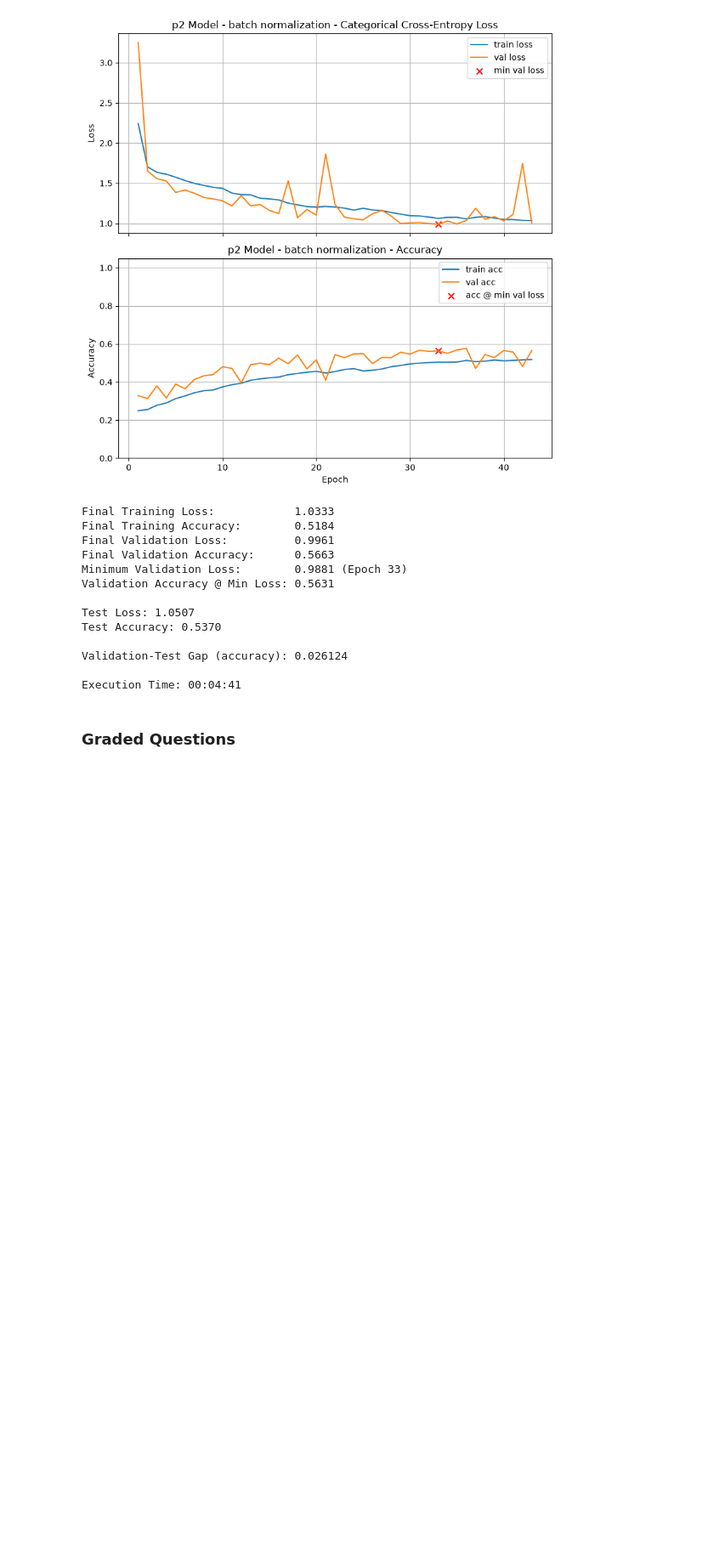
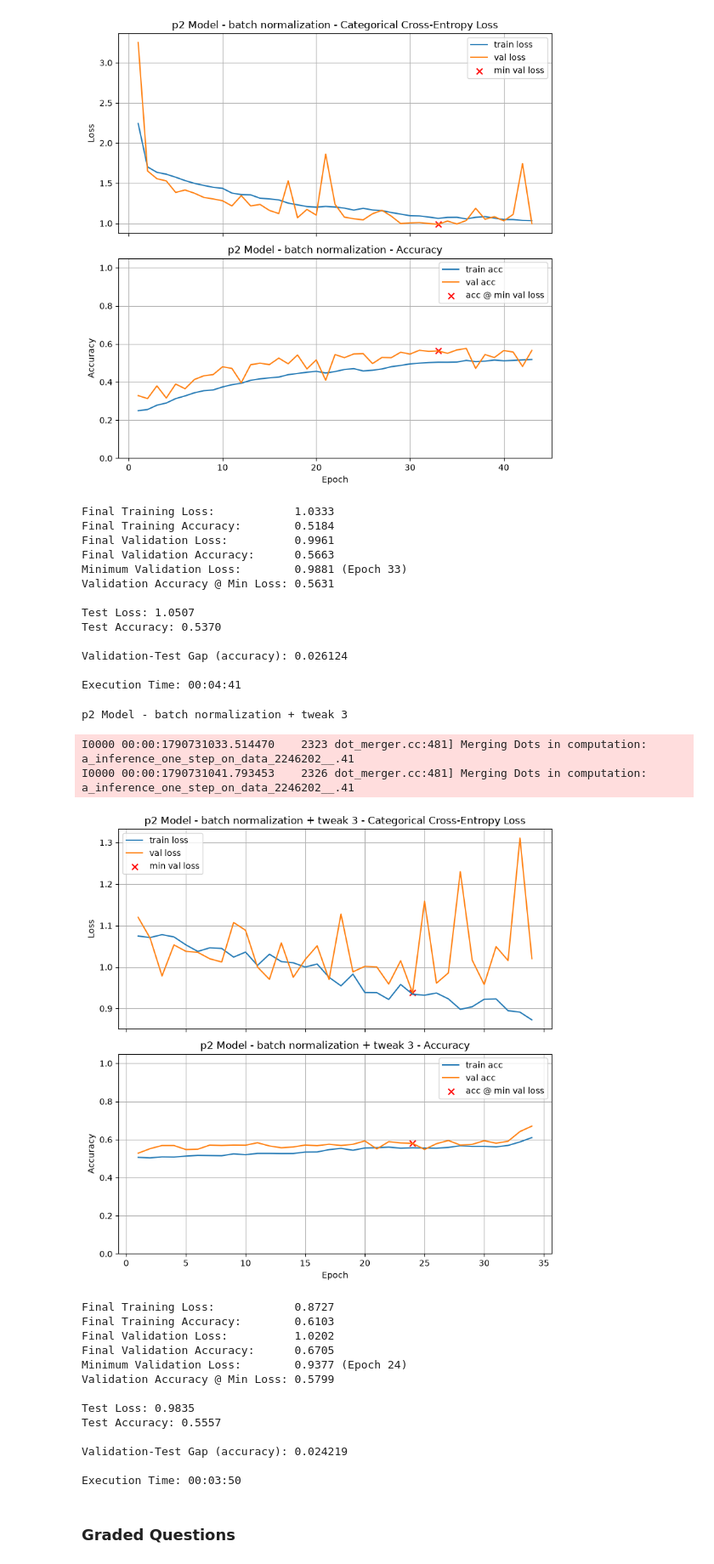
Before and after one commit to raffwh/dx703_hw, a Jupyter notebook: notebooks/Homework_04.ipynb, the cells around one changed output. Shown at 85% size. Drawn from its saved outputs; the diff is of its cells as text; code cells hidden in the pictures; blank space fills up the shorter version.

```diff
--- a/notebooks/Homework_04.ipynb
+++ b/notebooks/Homework_04.ipynb
@@ -681,6 +681,45 @@ Test Accuracy: 0.5370
 Validation-Test Gap (accuracy): 0.026124
 
 Execution Time: 00:04:41
+# %%
+
+p2_model2= models.Sequential([
+    Input(shape=INPUT_SHAPE),
+
+    Conv2D(64, (3,3), activation="relu", kernel_initializer=he, padding="same"),
+    BatchNormalization(),
+    MaxPooling2D(2),
+
+
+    Conv2D(128, (3,3), activation="relu", kernel_initializer=he, padding="same"),
+    BatchNormalization(),
+    MaxPooling2D(2),
+
+    Flatten(),
+    Dense(64, activation="relu",kernel_initializer=he),
+    Dropout(0.5),
+    Dense(num_classes, activation="softmax")
+])
+
+train_and_test(p2_model,title=f"p2 Model - batch normalization + tweak 3")
+# %% [output]
+p2 Model - batch normalization + tweak 3
+I0000 00:00:1790731033.514470    2323 dot_merger.cc:481] Merging Dots in computation: a_inference_one_step_on_data_2246202__.41
+I0000 00:00:1790731041.793453    2326 dot_merger.cc:481] Merging Dots in computation: a_inference_one_step_on_data_2246202__.41
+[figure, added]
+Final Training Loss:            0.8727
+Final Training Accuracy:        0.6103
+Final Validation Loss:          1.0202
+Final Validation Accuracy:      0.6705
+Minimum Validation Loss:        0.9377 (Epoch 24)
+Validation Accuracy @ Min Loss: 0.5799
+
+Test Loss: 0.9835
+Test Accuracy: 0.5557
+
+Validation-Test Gap (accuracy): 0.024219
+
+Execution Time: 00:03:50
 # %% [markdown]
 ### Graded Questions
 # %%
```
Also changed, not shown: parts of 16 cells of this notebook.
